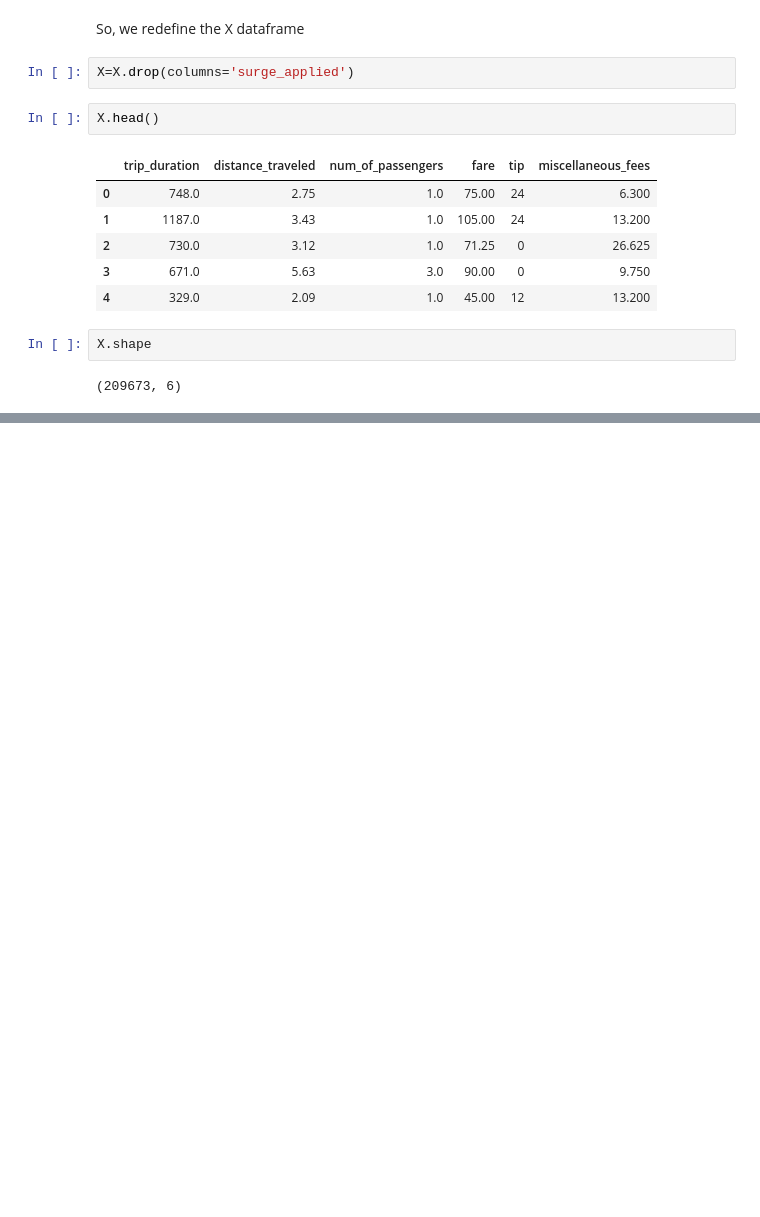
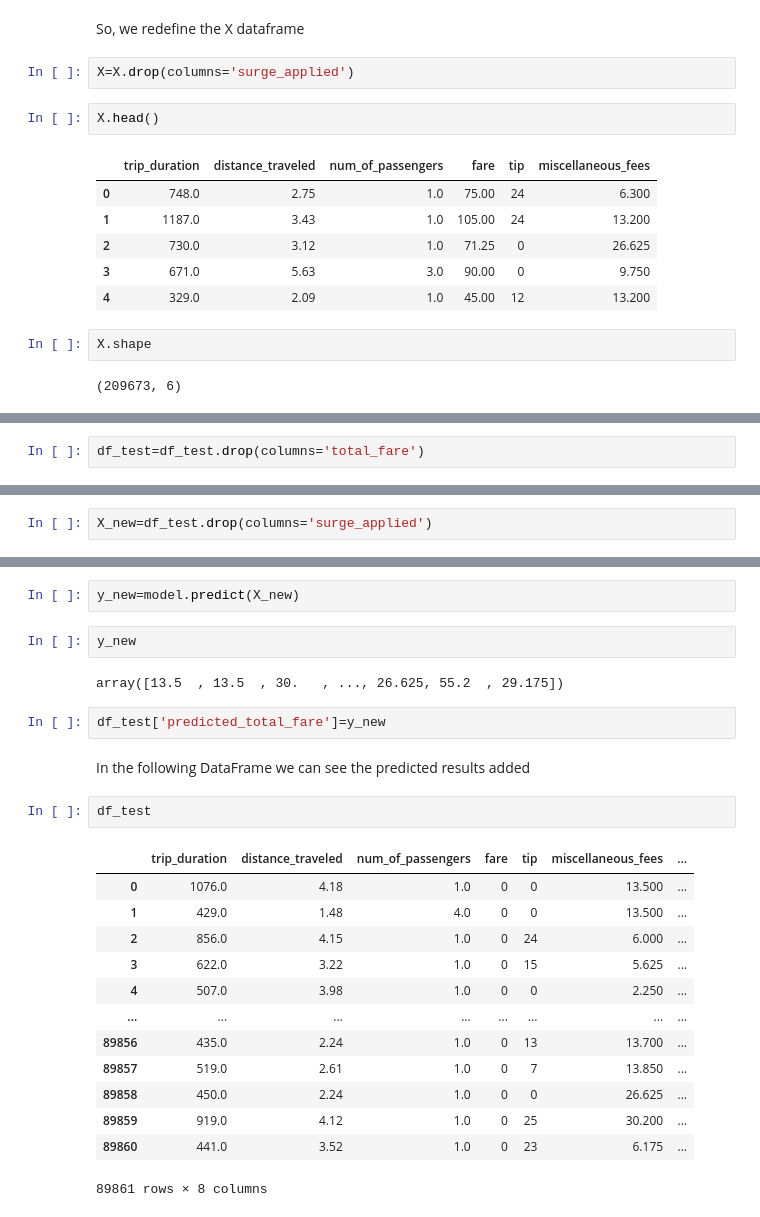
Before and after one commit to JorgeV20/Regression_Projects, a Jupyter notebook: Taxi_fare_project/taxi_fare.ipynb, the cells around one changed output, grey strips where cells are left out. Cells and saved outputs as stored; diff of their text form; blank space fills up the shorter version.

```diff
--- a/Taxi_fare_project/taxi_fare.ipynb
+++ b/Taxi_fare_project/taxi_fare.ipynb
@@ -193,0 +246,2 @@ X.shape
+# %%
+df_test=df_test.drop(columns='total_fare')
@@ -193,0 +257,2 @@ X.shape
+# %%
+X_new=df_test.drop(columns='surge_applied')
@@ -193,0 +268,26 @@ X.shape
+# %%
+y_new=model.predict(X_new)
+# %%
+y_new
+# %% [output]
+array([13.5  , 13.5  , 30.   , ..., 26.625, 55.2  , 29.175])
+# %%
+df_test['predicted_total_fare']=y_new
+# %% [markdown]
+In the following DataFrame we can see the predicted results added
+# %%
+df_test
+# %% [output]
+|  | trip_duration | distance_traveled | num_of_passengers | fare | tip | miscellaneous_fees | ... |
+| 0 | 1076.0 | 4.18 | 1.0 | 0 | 0 | 13.500 | ... |
+| 1 | 429.0 | 1.48 | 4.0 | 0 | 0 | 13.500 | ... |
+| 2 | 856.0 | 4.15 | 1.0 | 0 | 24 | 6.000 | ... |
+| 3 | 622.0 | 3.22 | 1.0 | 0 | 15 | 5.625 | ... |
+| 4 | 507.0 | 3.98 | 1.0 | 0 | 0 | 2.250 | ... |
+| ... | ... | ... | ... | ... | ... | ... | ... |
+| 89856 | 435.0 | 2.24 | 1.0 | 0 | 13 | 13.700 | ... |
+| 89857 | 519.0 | 2.61 | 1.0 | 0 | 7 | 13.850 | ... |
+| 89858 | 450.0 | 2.24 | 1.0 | 0 | 0 | 26.625 | ... |
+| 89859 | 919.0 | 4.12 | 1.0 | 0 | 25 | 30.200 | ... |
+| 89860 | 441.0 | 3.52 | 1.0 | 0 | 23 | 6.175 | ... |
+89861 rows × 8 columns
```
Also changed, not shown: parts of 17 cells of this notebook.
